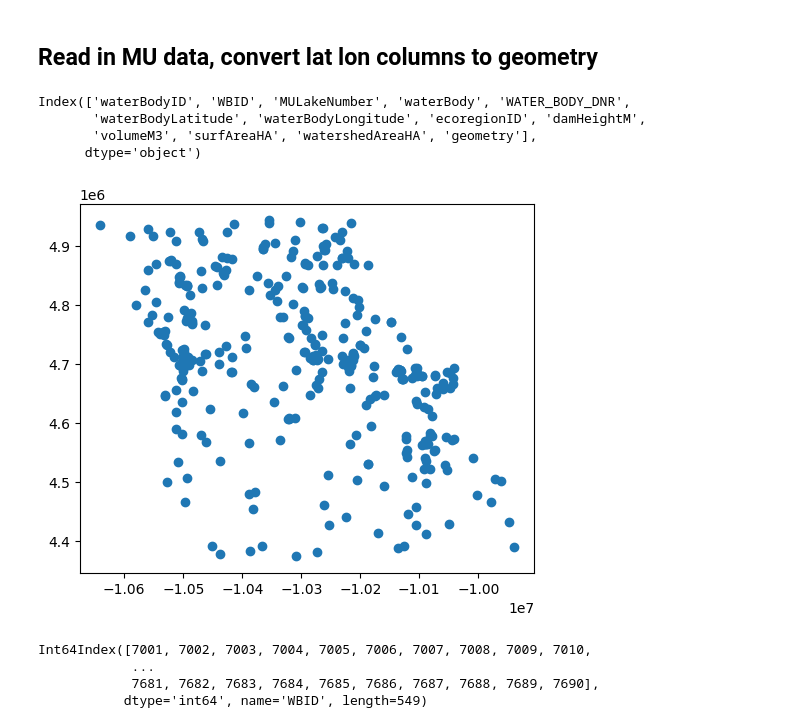
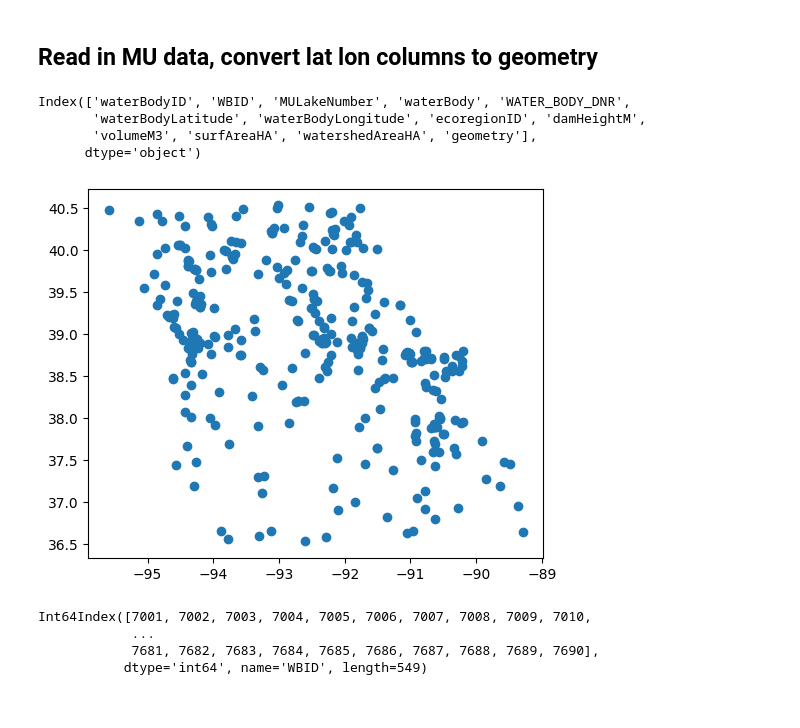
Before and after one commit to gsilsbe/Missouri_Reservoirs, a Jupyter notebook: match_MU_to_DNR_WBID_7630.ipynb, the cells around one changed output. Saved outputs shown, nothing was run; the diff lists cells and outputs as text; code cells hidden in the pictures.

```diff
--- a/match_MU_to_DNR_WBID_7630.ipynb
+++ b/match_MU_to_DNR_WBID_7630.ipynb
@@ -69,15 +69,15 @@ Index(['geometry', 'FID', 'TBLE_NAME', 'NHD', 'METADATA', 'STNDRD_ID',
 # %%
 MU = pd.read_csv('MU_v_DNR.csv')
 MU = MU[MU['stateID']==29]
 MU = MU.drop(columns="Distance").drop(columns="waterBodyDesc").drop(columns="countyID").drop(columns="countryID").drop(columns="stateID").drop(columns="waterBodyTypeID").drop(columns="MDNRNameID").drop(columns="primarySLAP19").drop(columns="notes").drop(columns="geometry")
 MU_gdf = gpd.GeoDataFrame(MU, geometry=gpd.points_from_xy(MU.waterBodyLongitude, MU.waterBodyLatitude) ).set_crs(4326)
-MU_gdf = MU_gdf.to_crs(crs=3857)
+#MU_gdf = MU_gdf.to_crs(crs=3857)
 MU_gdf["WBID"] = MU_gdf["WBID"].fillna(0).astype(int) # convert just column WBID to integer
 MU_gdf.plot()
 MU_gdf.keys()
 # %% [output]
 Index(['waterBodyID', 'WBID', 'MULakeNumber', 'waterBody', 'WATER_BODY_DNR',
        'waterBodyLatitude', 'waterBodyLongitude', 'ecoregionID', 'damHeightM',
        'volumeM3', 'surfAreaHA', 'watershedAreaHA', 'geometry'],
       dtype='object')
-[figure, old version]
+[figure, new version]
```
Also changed, not shown: parts of 2 cells of this notebook.
